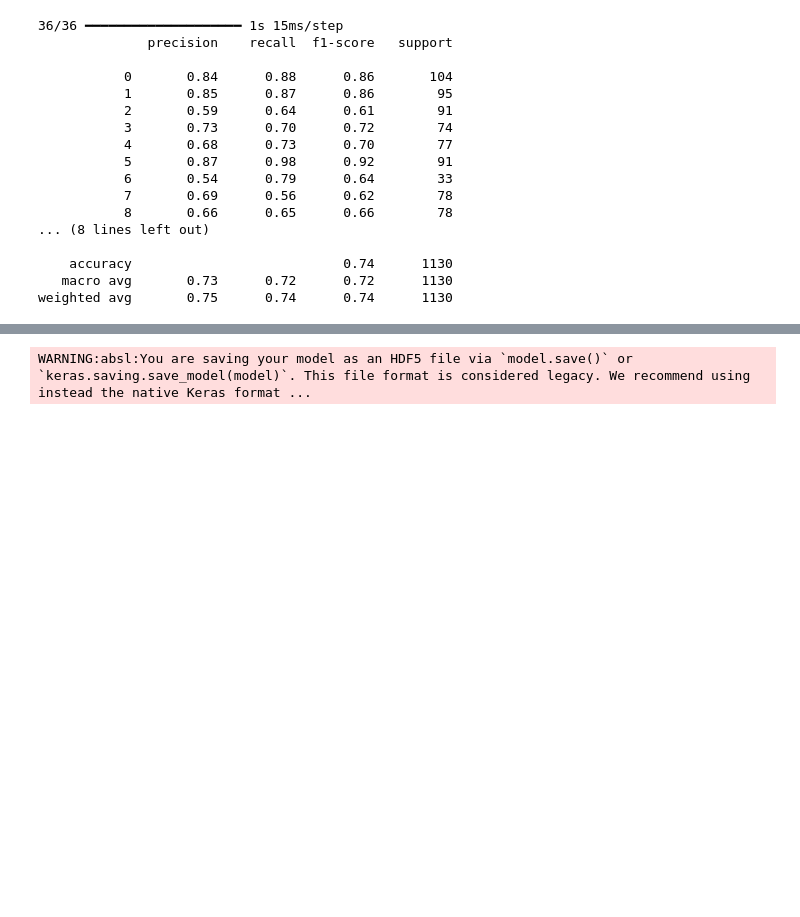
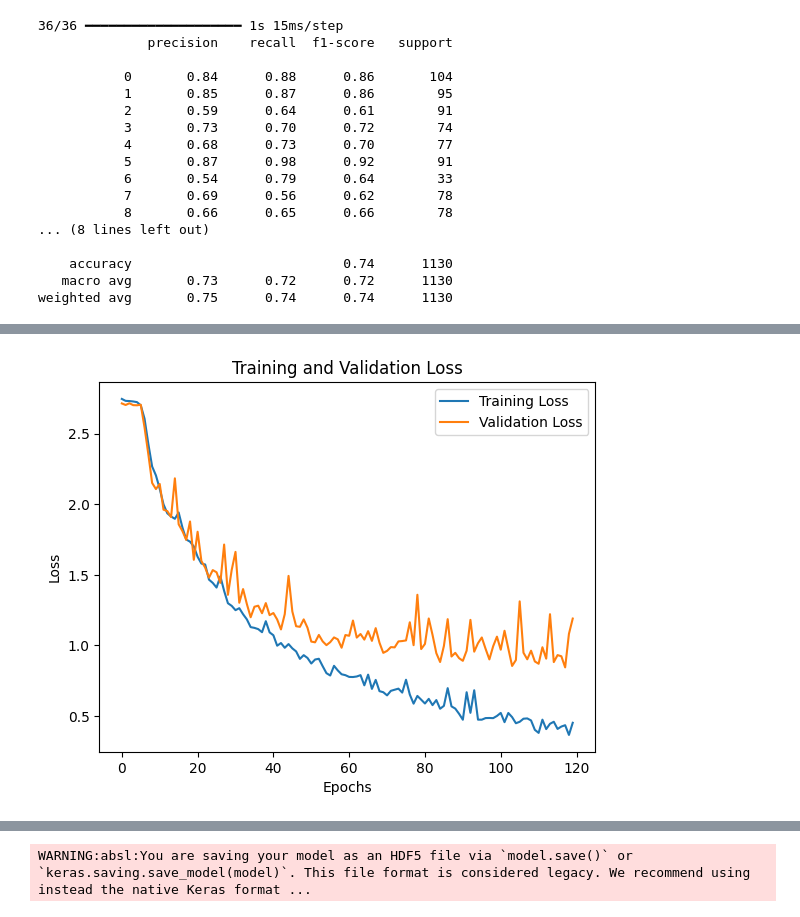
Before and after one commit to TranquilTanisha/Ishaara, a Jupyter notebook: dataset_generator/npy_to_df copy.ipynb, the cells around one changed output, grey strips where cells are left out. Drawn from its saved outputs; the diff is of its cells as text; code cells hidden in the pictures; blank space fills up the shorter version.

Commit message:
training

```diff
--- a/dataset_generator/npy_to_df copy.ipynb
+++ b/dataset_generator/npy_to_df copy.ipynb
@@ -291,3 +292,27 @@ print(classification_report(y_test_encoded, y_pred_labels))
     accuracy                           0.74      1130
    macro avg       0.73      0.72      0.72      1130
 weighted avg       0.75      0.74      0.74      1130
+# %%
+from tensorflow.keras.callbacks import EarlyStopping
+
+early_stopping = EarlyStopping(
+    monitor='val_loss',    # Monitor validation loss
+    patience=20,            # Stop after 5 epochs with no improvement
+    restore_best_weights=True  # Restore the best weights at the end
+)
+# %%
+model = Sequential()
+model.add(LSTM(128, return_sequences=True, input_shape=(X_train.shape[1], X_train.shape[2])))
+model.add(LSTM(64))
+# model.add(LSTM(16))
+model.add(Dense(num_classes, activation='softmax')) # num_classes is the number of unique words you're predicting) # num_classes is the number of unique words you're predicting
+
+model.compile(optimizer='adam', loss='sparse_categorical_crossentropy', metrics=['accuracy'])
+# %%
+history = model.fit(
+    X_train, y_train_encoded,
+    epochs=120,
+    batch_size=32,
+    validation_split=0.15,
+    callbacks=[early_stopping]
+)
@@ -293,0 +368,12 @@ weighted avg       0.75      0.74      0.74      1130
+# %%
+import matplotlib.pyplot as plt
+
+plt.plot(history.history['loss'], label='Training Loss')
+plt.plot(history.history['val_loss'], label='Validation Loss')
+plt.title('Training and Validation Loss')
+plt.xlabel('Epochs')
+plt.ylabel('Loss')
+plt.legend()
+plt.show()
+# %% [output]
+[figure, added]
```
Also changed, not shown: parts of 10 cells of this notebook.
